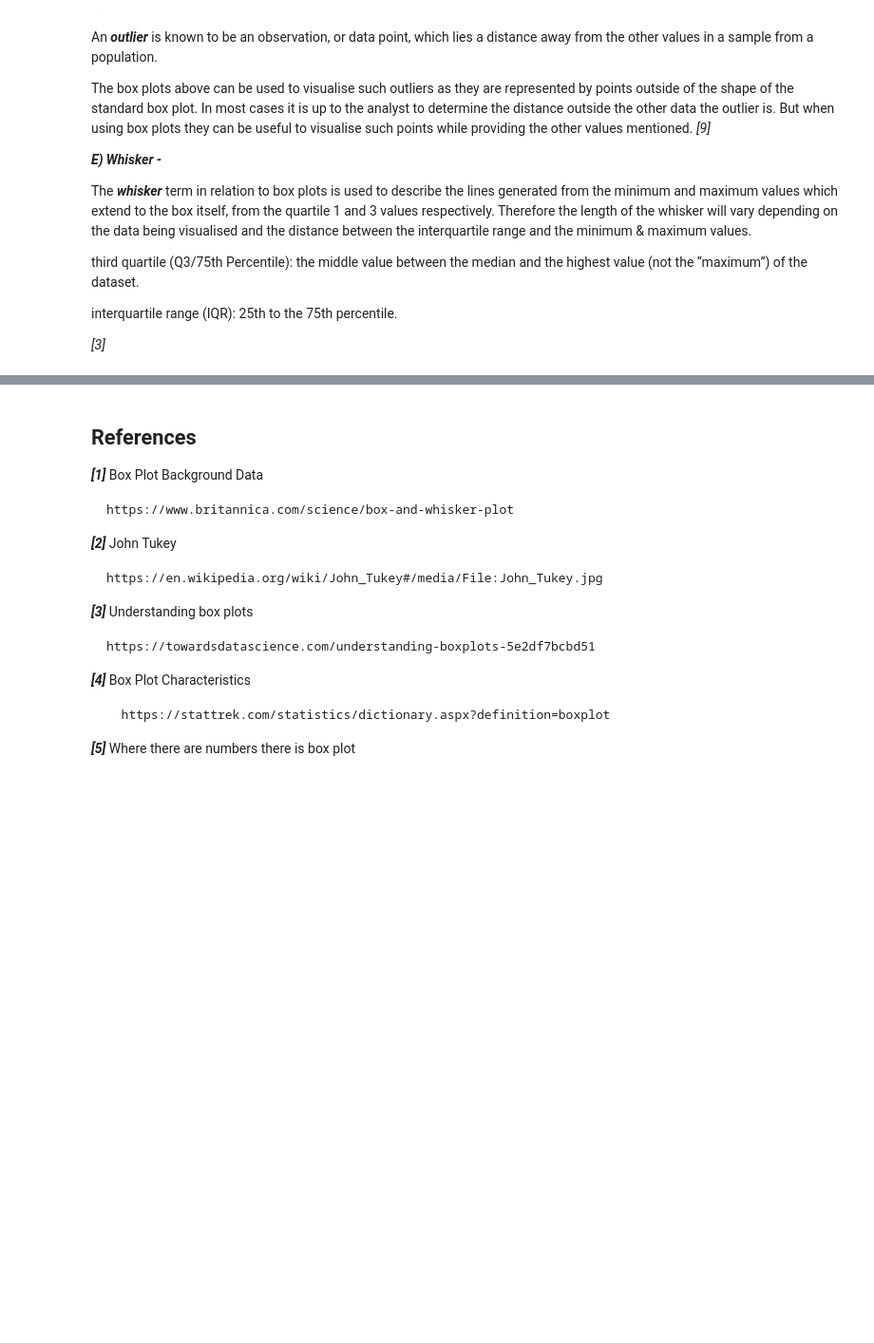
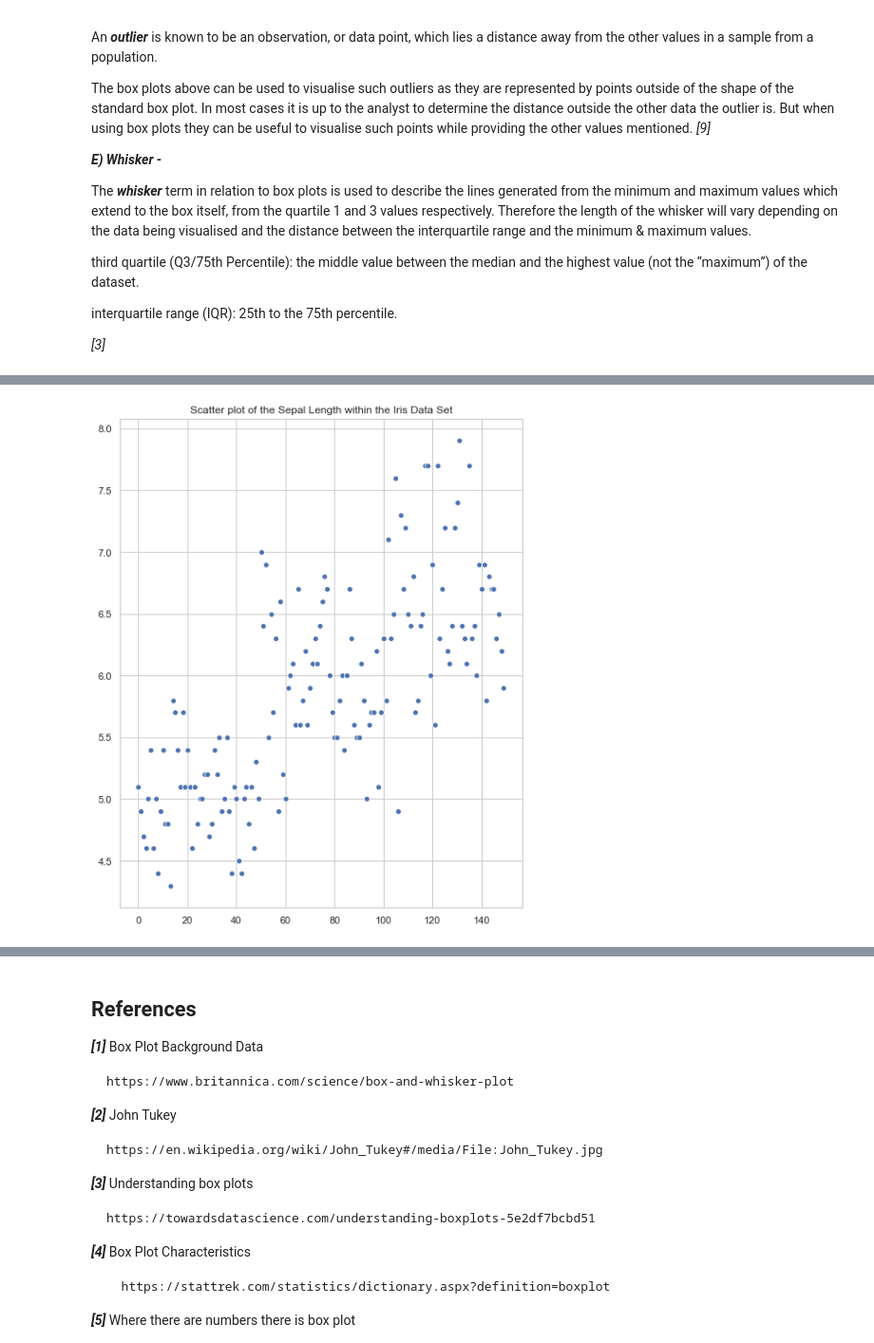
Before and after one commit to ShaunaB93/Fundamentals-of-Data-Analysis-Project, a Jupyter notebook: Fundamentals Project - Box Plots - Rough Work Notebook.ipynb, the cells around one changed output, grey strips where cells are left out. Shown: that part at 95% size. Drawn from its saved outputs; the diff is of its cells as text; code cells hidden in the pictures; blank space fills up the shorter version.

```diff
--- a/Fundamentals Project - Box Plots - Rough Work Notebook.ipynb
+++ b/Fundamentals Project - Box Plots - Rough Work Notebook.ipynb
@@ -351,0 +341,11 @@ The above discussion would indicate that while other graphs can be easier for sp
+# %%
+# Scatter plot to show comparison with Box plot
+
+BoxPlotExample9 = sns.set(style="whitegrid")
+plt.figure(figsize=(8, 10))
+sns.set_context("notebook")
+sns.scatterplot(data=dataset.Sepal_Length, palette="colorblind")
+plt.title('Scatter plot of the Sepal Length within the Iris Data Set')
+plt.show(BoxPlotExample9)
+# %% [output]
+[figure, added]
```
Also changed, not shown: parts of 17 cells of this notebook.
